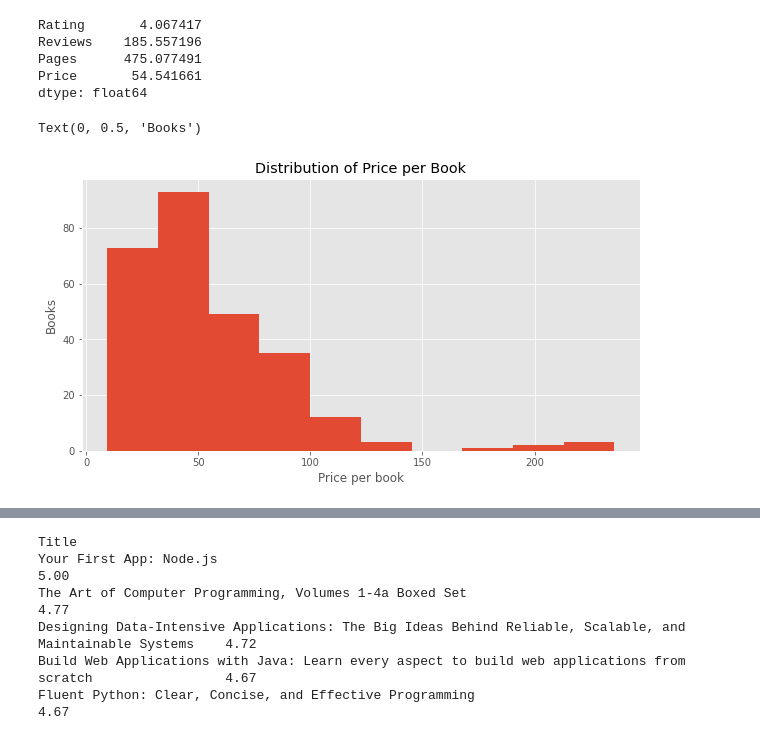
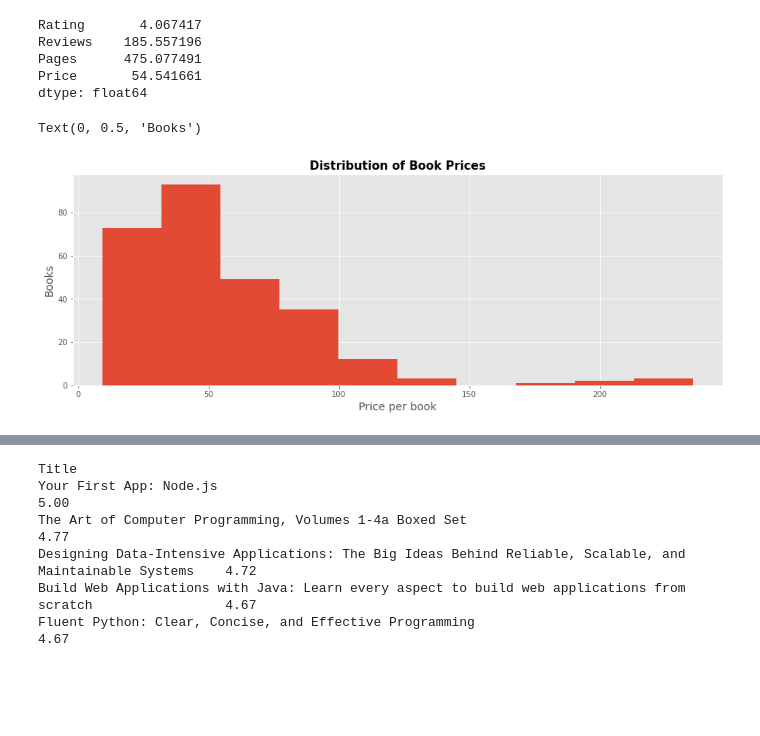
Before and after one commit to codeofarmour/prog_books_da_project, a Jupyter notebook: Books_About_Programming.ipynb, the cells around one changed output, grey strips where cells are left out. Cells and saved outputs as stored; diff of their text form; code cells hidden in the pictures; blank space fills up the shorter version.

```diff
--- a/Books_About_Programming.ipynb
+++ b/Books_About_Programming.ipynb
@@ -15,7 +13,7 @@ import matplotlib.pyplot as plt
 
 # Set default graph size and general appearance
 plt.style.use('ggplot')
-plt.rcParams['figure.figsize'] = (10, 5)
+plt.rcParams['figure.figsize'] = (15, 5)
 plt.rcParams['font.family'] = 'sans-serif'
 # %%
 # Import dataset and store it as a pandas dataframe
@@ -217,13 +204,13 @@ Pages      475.077491
 Price       54.541661
 dtype: float64
 # %%
-# Question 1: What is the distribution of price per book
+# What is the distribution of book prices?
 plt.hist(data=df, x='Price')
-plt.title('Distribution of Price per Book')
-plt.xlabel('Price per book')
-plt.ylabel('Books')
+plt.title('Distribution of Book Prices', size=15, fontweight='bold')
+plt.xlabel('Price per book', size=14)
+plt.ylabel('Books', size=14)
 # %% [output]
 Text(0, 0.5, 'Books')
-[figure, old version]
+[figure, new version]
 # %%
 # df.round(2).mode()
```
Also changed, not shown: parts of 15 cells of this notebook.
